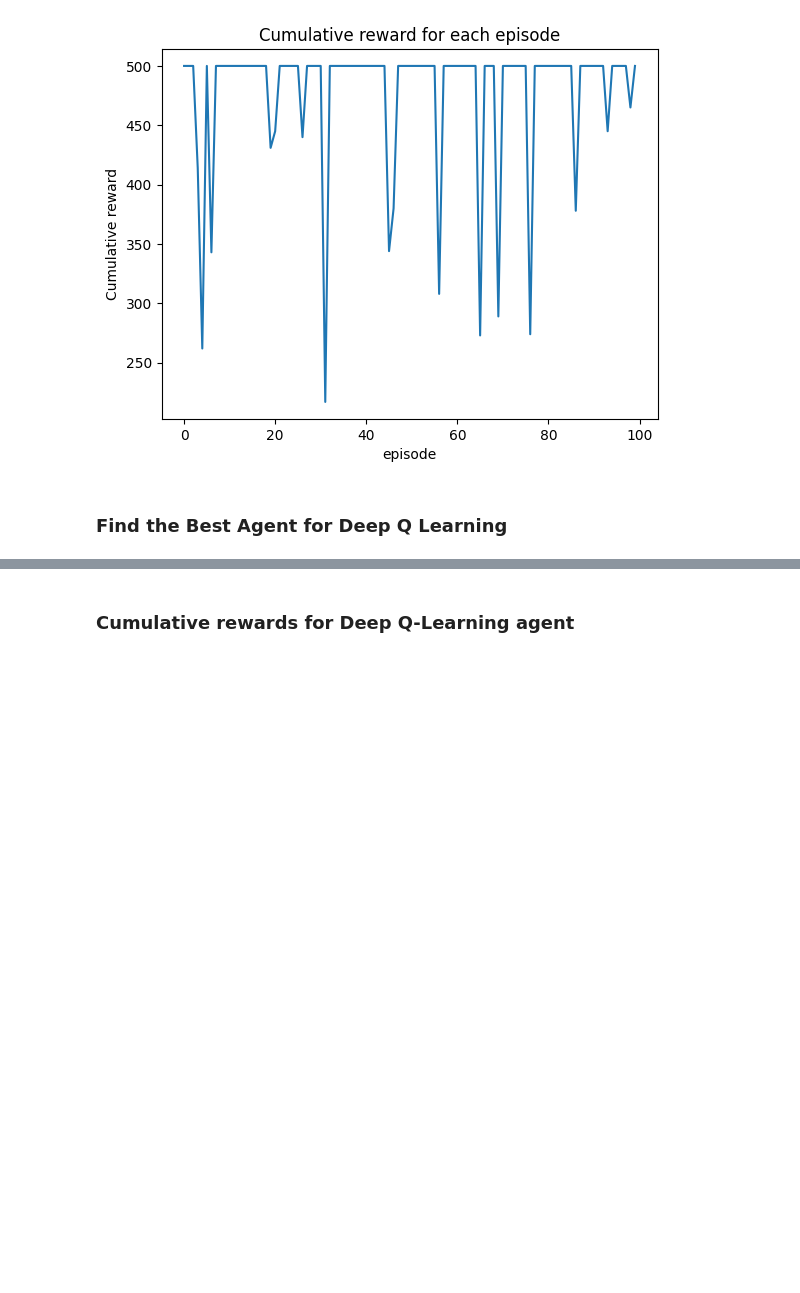
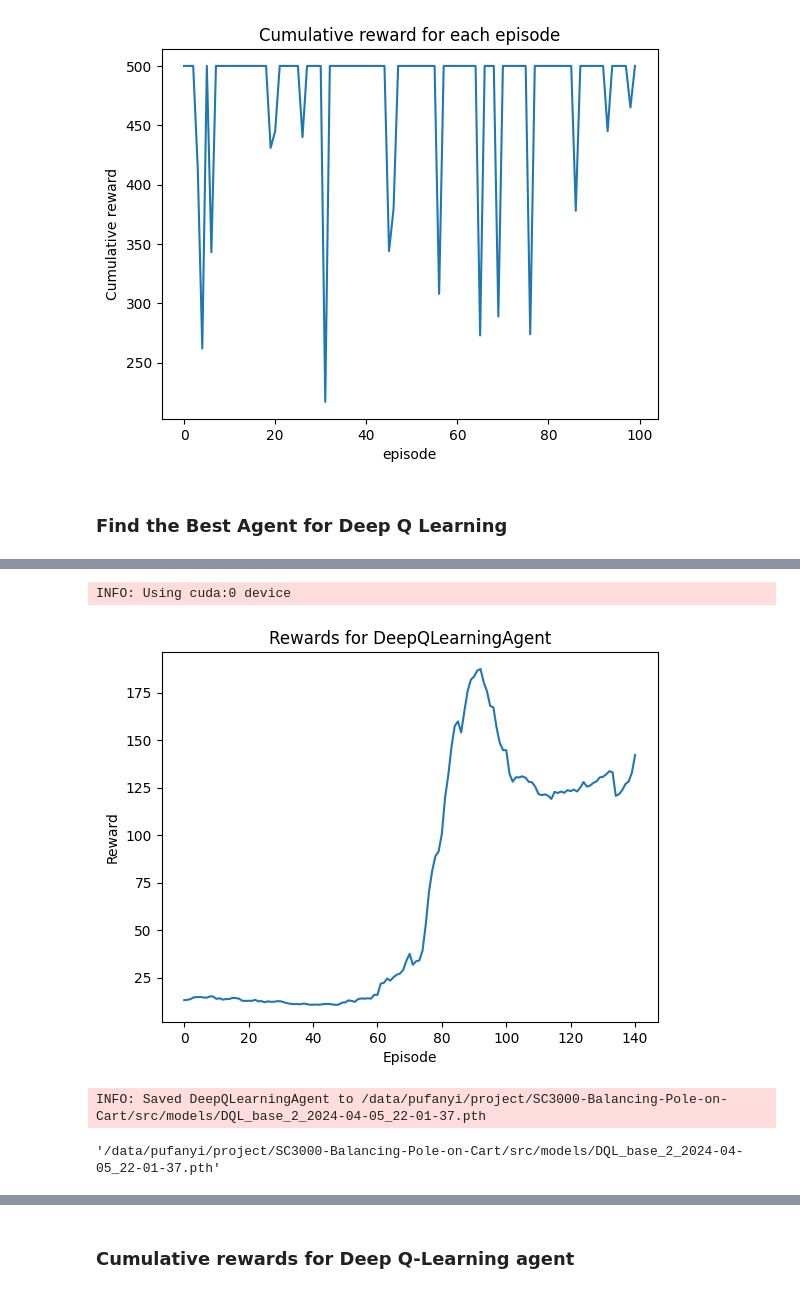
Before and after one commit to ruochee723/SC3000-Balancing-Pole-on-Cart, a Jupyter notebook: src/PuFanyiSooYingXiTingRuoChee_SCS2.ipynb, the cells around one changed output, grey strips where cells are left out. Cells and saved outputs as stored; diff of their text form; code cells hidden in the pictures; blank space fills up the shorter version.

```diff
--- a/src/PuFanyiSooYingXiTingRuoChee_SCS2.ipynb
+++ b/src/PuFanyiSooYingXiTingRuoChee_SCS2.ipynb
@@ -797,0 +788,17 @@ INFO: Saved DeepQLearningAgent to /data/pufanyi/project/SC3000-Balancing-Pole-on
+# %%
+deep_q_learning_agent = DeepQLearningAgent(
+    state_space_dim=4,
+    action_space_size=2,
+    enable_cuda=True,
+    hidden_size=128,
+    hidden_layers=5,
+    batch_size=128,
+    start_epsilon=0.5,
+)
+deep_q_learning_agent.train(env, num_episodes=150, plot=True, plot_smooth=10)
+deep_q_learning_agent.save("models", "DQL_base_2")
+# %% [output]
+INFO: Using cuda:0 device
+[figure, added]
+INFO: Saved DeepQLearningAgent to /data/pufanyi/project/SC3000-Balancing-Pole-on-Cart/src/models/DQL_base_2_2024-04-05_22-01-37.pth
+'/data/pufanyi/project/SC3000-Balancing-Pole-on-Cart/src/models/DQL_base_2_2024-04-05_22-01-37.pth'
```
Also changed, not shown: parts of 11 cells of this notebook, 5 other files.
